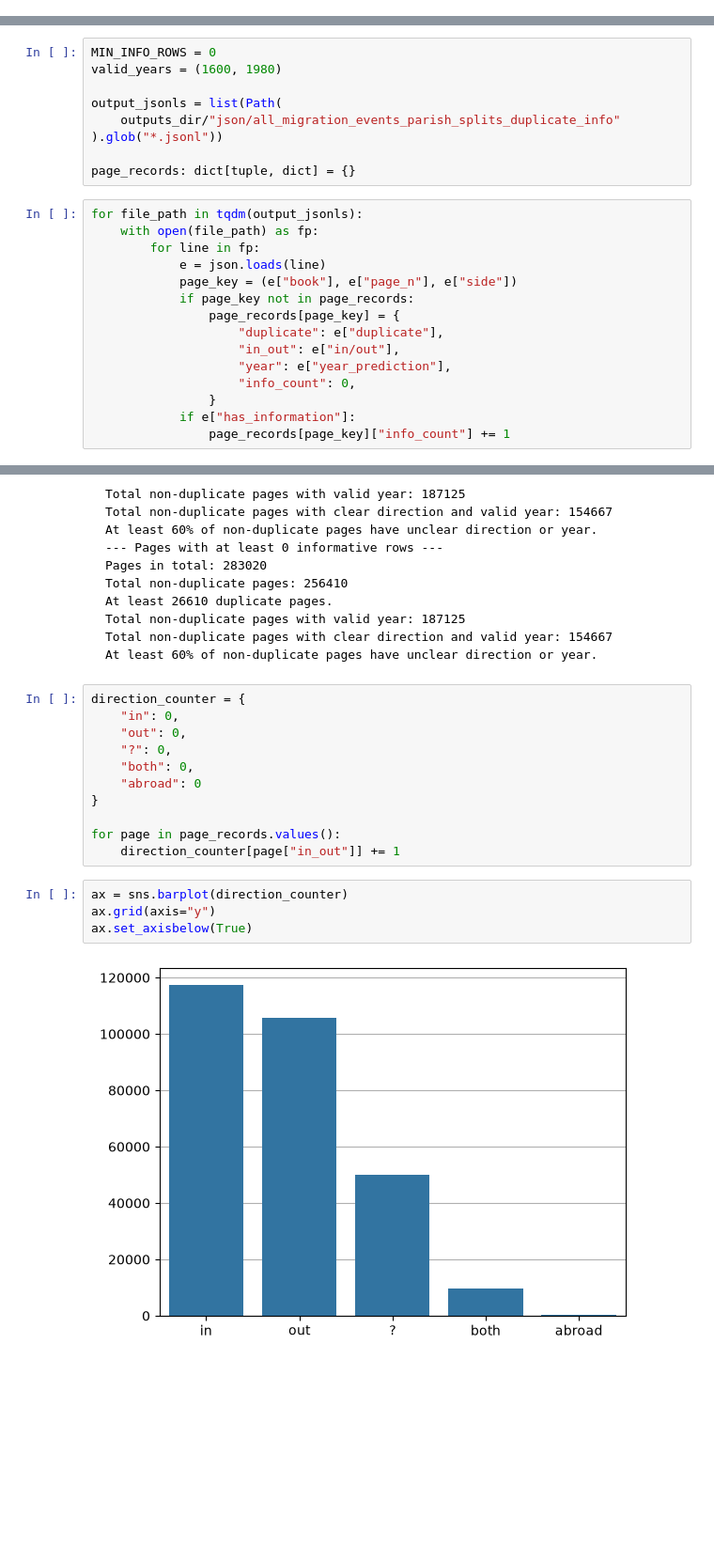
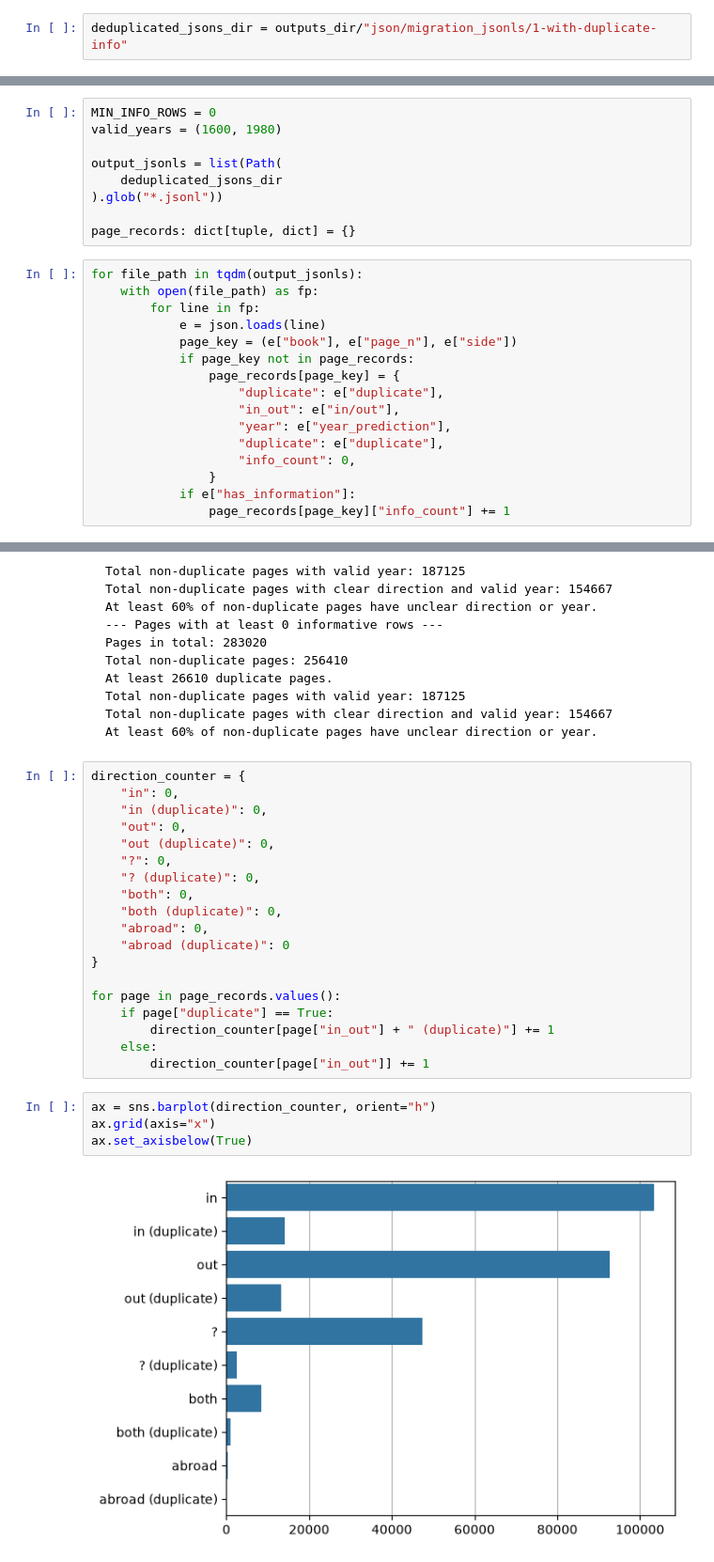
Before and after one commit to TurkuNLP/htr-hiski-alignment, a Jupyter notebook: notebooks/extracting_migrations/extracting-migrations-plotting_overlaps.ipynb, the cells around one changed output, grey strips where cells are left out. Shown at 94% size. Cells and saved outputs as stored; diff of their text form; blank space fills up the shorter version.

Commit message:
fixes to migration data creation and results checking notebook

```diff
--- a/notebooks/extracting_migrations/extracting-migrations-plotting_overlaps.ipynb
+++ b/notebooks/extracting_migrations/extracting-migrations-plotting_overlaps.ipynb
@@ -23,6 +23,8 @@ from src.book_overlap_visualizations import (
 # %%
 data_dir = project_root/"data/"
 outputs_dir = project_root/"outputs/"
+# %%
+deduplicated_jsons_dir = outputs_dir/"json/migration_jsonls/1-with-duplicate-info"
 # %% [markdown]
 ## Examining specific years from a parish
 # %%
@@ -65,7 +67,7 @@ MIN_INFO_ROWS = 0
 valid_years = (1600, 1980)
 
 output_jsonls = list(Path(
-    outputs_dir/"json/all_migration_events_parish_splits_duplicate_info"
+    deduplicated_jsons_dir
 ).glob("*.jsonl"))
 
 page_records: dict[tuple, dict] = {}
@@ -80,6 +82,7 @@ for file_path in tqdm(output_jsonls):
                     "duplicate": e["duplicate"],
                     "in_out": e["in/out"],
                     "year": e["year_prediction"],
+                    "duplicate": e["duplicate"],
                     "info_count": 0,
                 }
             if e["has_information"]:
@@ -247,20 +250,28 @@ At least 60% of non-duplicate pages have unclear direction or year.
 # %%
 direction_counter = {
     "in": 0,
+    "in (duplicate)": 0,
     "out": 0,
+    "out (duplicate)": 0,
     "?": 0,
+    "? (duplicate)": 0,
     "both": 0,
-    "abroad": 0
+    "both (duplicate)": 0,
+    "abroad": 0,
+    "abroad (duplicate)": 0
 }
 
 for page in page_records.values():
-    direction_counter[page["in_out"]] += 1
+    if page["duplicate"] == True:
+        direction_counter[page["in_out"] + " (duplicate)"] += 1
+    else:
+        direction_counter[page["in_out"]] += 1
 # %%
-ax = sns.barplot(direction_counter)
-ax.grid(axis="y")
+ax = sns.barplot(direction_counter, orient="h")
+ax.grid(axis="x")
 ax.set_axisbelow(True)
 # %% [output]
-[figure, old version]
+[figure, new version]
 # %%
 direction_counter
 # %% [output]
```
Also changed, not shown: parts of 4 cells of this notebook, 5 other files.
